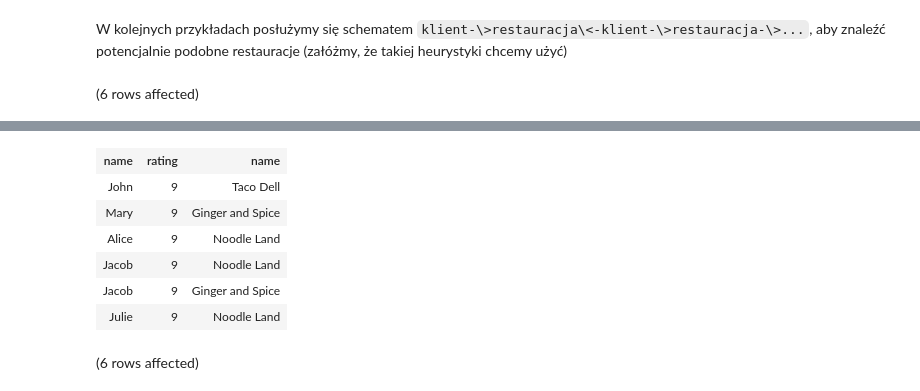
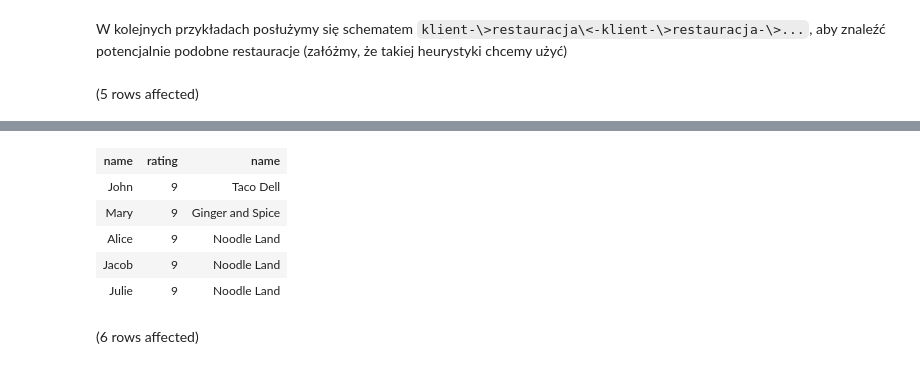
Before and after one commit to Ideefixze/GraphSQL_examples, a Jupyter notebook: 4_advanced_queries.ipynb, the cells around one changed output, grey strips where cells are left out. Drawn from its saved outputs; the diff is of its cells as text; code cells hidden in the pictures.

```diff
--- a/4_advanced_queries.ipynb
+++ b/4_advanced_queries.ipynb
@@ -149,6 +153,5 @@ FROM Person man
    , Restaurant rest
    , likes
 WHERE MATCH(man-(likes)->rest)
-OR MATCH()
 # %% [output]
-(6 rows affected)
+(5 rows affected)
@@ -156,9 +159,8 @@ Total execution time: 00:00:00.033
 | name | rating | name |
 | John | 9 | Taco Dell |
 | Mary | 9 | Ginger and Spice |
 | Alice | 9 | Noodle Land |
 | Jacob | 9 | Noodle Land |
-| Jacob | 9 | Ginger and Spice |
 | Julie | 9 | Noodle Land |
 # %%
 SELECT * FROM (
```
Also changed, not shown: parts of 9 cells of this notebook, 1 other file.
